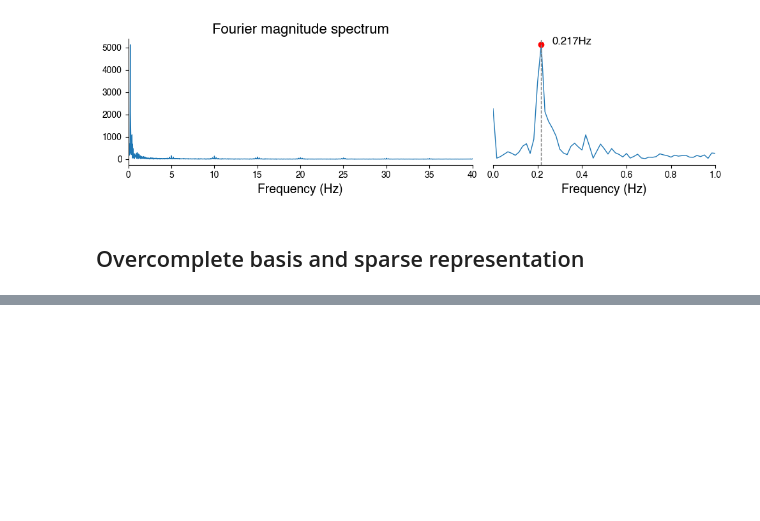
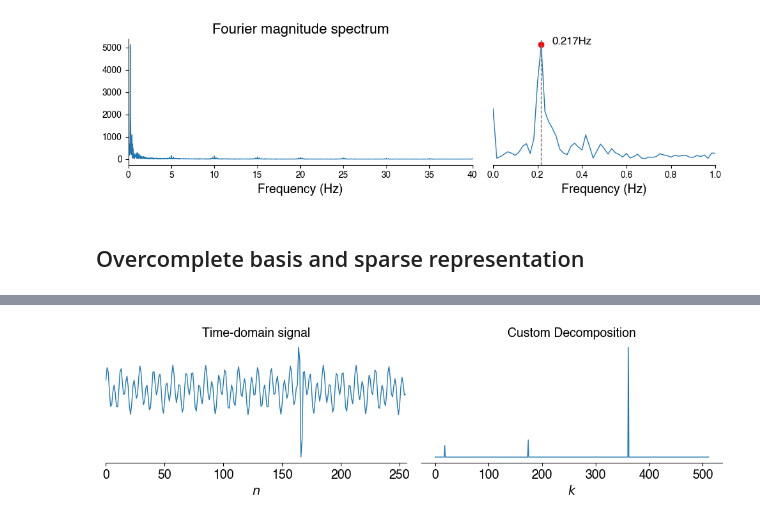
Before and after one commit to siva82kb/alada, a Jupyter notebook: analysis/signalprocessing/signal_processing.ipynb, the cells around one changed output, grey strips where cells are left out. Cells and saved outputs as stored; diff of their text form; code cells hidden in the pictures; blank space fills up the shorter version.

```diff
--- a/analysis/signalprocessing/signal_processing.ipynb
+++ b/analysis/signalprocessing/signal_processing.ipynb
@@ -735,12 +731,15 @@ def haar_basis(N: int) -> np.array:
 # Build a matrix with the Fouirer basis, Haar basis, and time shift sinusoidal
 # pulses of different frequencies.
 N = 256
-# Fourier basis
-F = np.fft.fft(np.eye(N)).conj()
-# Real component
-F = np.hstack((F.real, F.imag))
+
+# A bunch of cosines and sinusoids
+k = np.arange(0, N // 2) / N
+n = np.arange(0, N)
+C = np.array([np.cos(2 * np.pi * _k * n) for _k in k]).T
+S = np.array([np.sin(2 * np.pi * _k * n) for _k in k]).T
+
 # Haar basis
 H = haar_basis(N)
 
 # A combined overcomplete basis
-B = np.hstack((F, H))
+B = np.hstack((C, S, H))
@@ -805,0 +839,33 @@ array([0.98046646, 0.58866215, 0.04551071, 0.1979828 , 0.40477363,
+# %%
+fig = plt.figure(figsize=(10, 5))
+ax = fig.add_subplot(221)
+ax.plot(n, x1, lw=1)
+ax.spines['left'].set_visible(False)
+ax.spines['right'].set_visible(False)
+ax.spines['top'].set_visible(False)
+ax.yaxis.set_ticks([])  # Hide ticks on the left side
+ax.yaxis.set_label_coords(1.02, 0.5)  # Move the y-axis label to the right
+ax.set_xlabel("$n$", fontsize=14)
+ax.tick_params(axis='both', labelsize=14)
+ax.set_xlim(0, N)
+ax.set_title("Time-domain signal", fontsize=14)
+
+ax = fig.add_subplot(222)
+ax.plot(np.arange(len(Xs[0])), Xs[0], lw=1)
+ax.spines['left'].set_visible(False)
+ax.spines['right'].set_visible(False)
+ax.spines['top'].set_visible(False)
+ax.yaxis.set_ticks([])  # Hide ticks on the left side
+ax.yaxis.set_label_coords(1.02, 0.5)  # Move the y-axis label to the right
+ax.set_xlabel("$k$", fontsize=14)
+ax.tick_params(axis='both', labelsize=14)
+# ax.set_xlim(0, N // 2)
+ax.set_title("Custom Decomposition", fontsize=14)
+
+plt.tight_layout()
+
+# Save figure
+fig.savefig(pathlib.Path(outdir, "signal-custom.png"), bbox_inches='tight', dpi=300)
+fig.savefig(pathlib.Path(outdir, "signal-custom.svg"), bbox_inches='tight')
+# %% [output]
+[figure, added]
```
Also changed, not shown: parts of 9 cells of this notebook, 5 other files.
